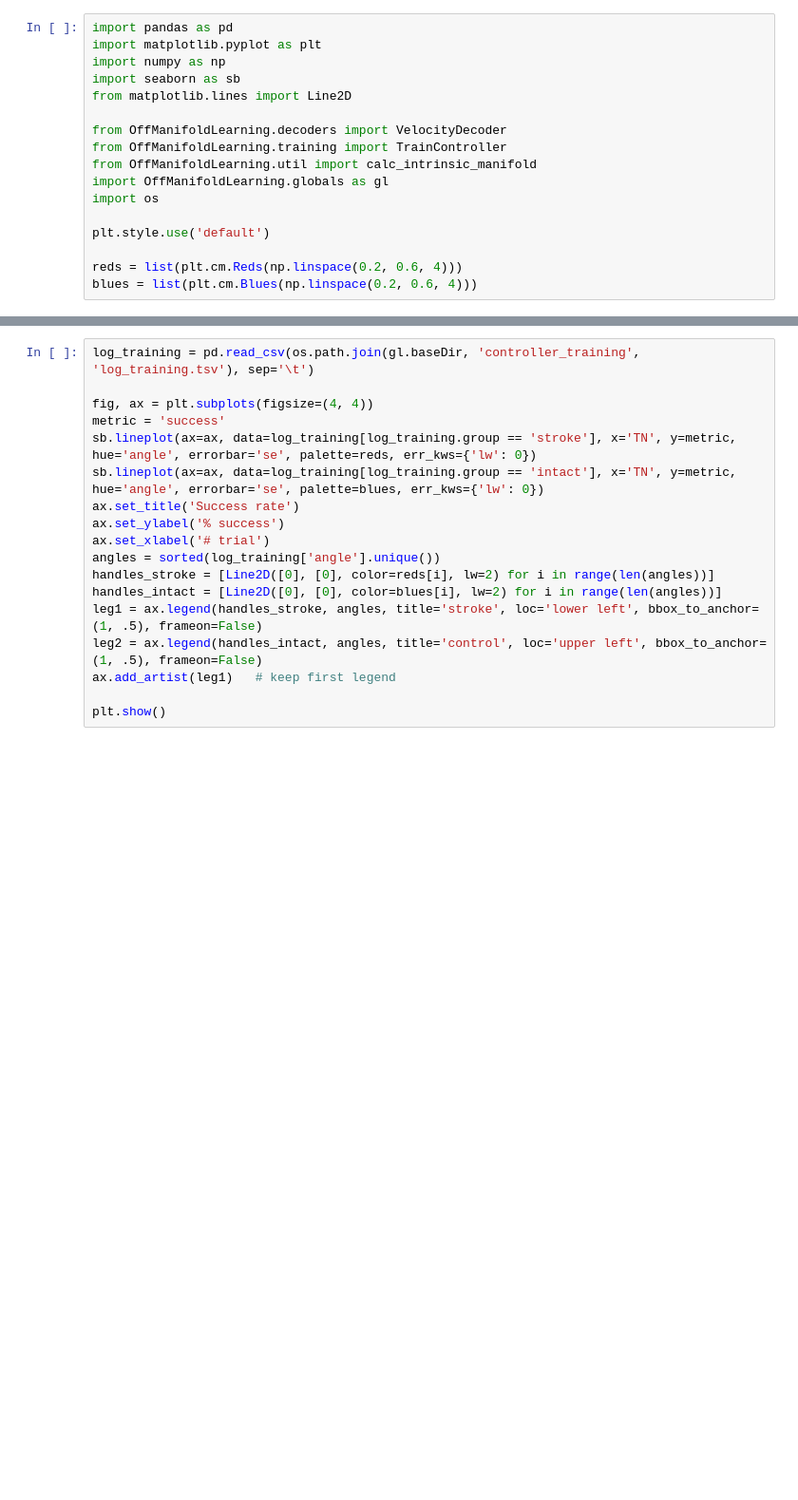
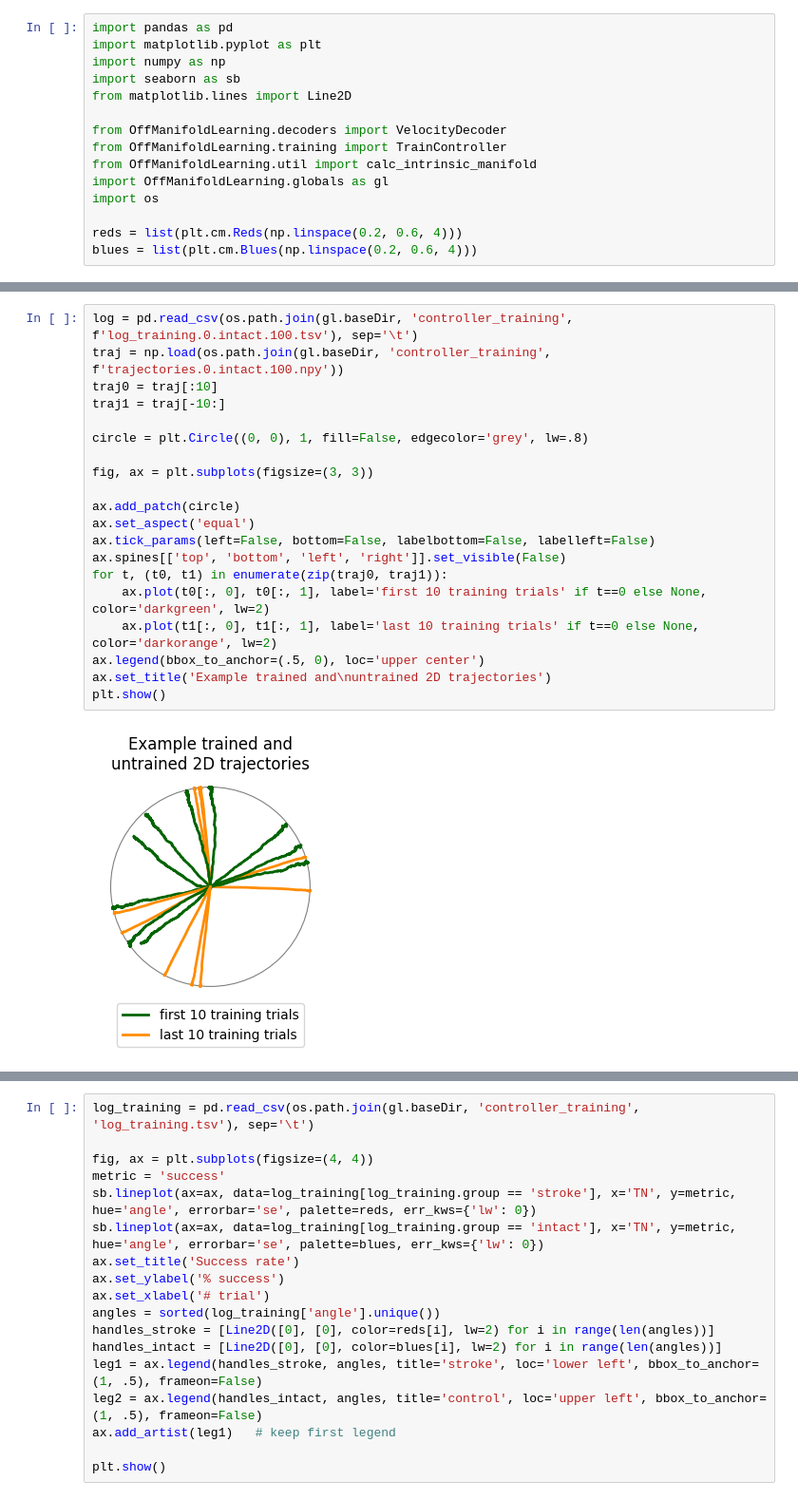
Before and after one commit to mnlmrc/OffManifoldLearning, a Jupyter notebook: notebooks/training.ipynb, the cells around one changed output, grey strips where cells are left out. Shown at 95% size. Drawn from its saved outputs; the diff is of its cells as text; blank space fills up the shorter version.

```diff
--- a/notebooks/training.ipynb
+++ b/notebooks/training.ipynb
@@ -11,8 +11,6 @@ from OffManifoldLearning.util import calc_intrinsic_manifold
 import OffManifoldLearning.globals as gl
 import os
 
-plt.style.use('default')
-
 reds = list(plt.cm.Reds(np.linspace(0.2, 0.6, 4)))
 blues = list(plt.cm.Blues(np.linspace(0.2, 0.6, 4)))
 # %% [markdown]
@@ -54,0 +37,22 @@ overall worse for larger perturbations.
+# %%
+log = pd.read_csv(os.path.join(gl.baseDir, 'controller_training', f'log_training.0.intact.100.tsv'), sep='\t')
+traj = np.load(os.path.join(gl.baseDir, 'controller_training', f'trajectories.0.intact.100.npy'))
+traj0 = traj[:10]
+traj1 = traj[-10:]
+
+circle = plt.Circle((0, 0), 1, fill=False, edgecolor='grey', lw=.8)
+
+fig, ax = plt.subplots(figsize=(3, 3))
+
+ax.add_patch(circle)
+ax.set_aspect('equal')
+ax.tick_params(left=False, bottom=False, labelbottom=False, labelleft=False)
+ax.spines[['top', 'bottom', 'left', 'right']].set_visible(False)
+for t, (t0, t1) in enumerate(zip(traj0, traj1)):
+    ax.plot(t0[:, 0], t0[:, 1], label='first 10 training trials' if t==0 else None, color='darkgreen', lw=2)
+    ax.plot(t1[:, 0], t1[:, 1], label='last 10 training trials' if t==0 else None, color='darkorange', lw=2)
+ax.legend(bbox_to_anchor=(.5, 0), loc='upper center')
+ax.set_title('Example trained and\nuntrained 2D trajectories')
+plt.show()
+# %% [output]
+[figure, added]
```
Also changed, not shown: parts of 2 cells of this notebook.
